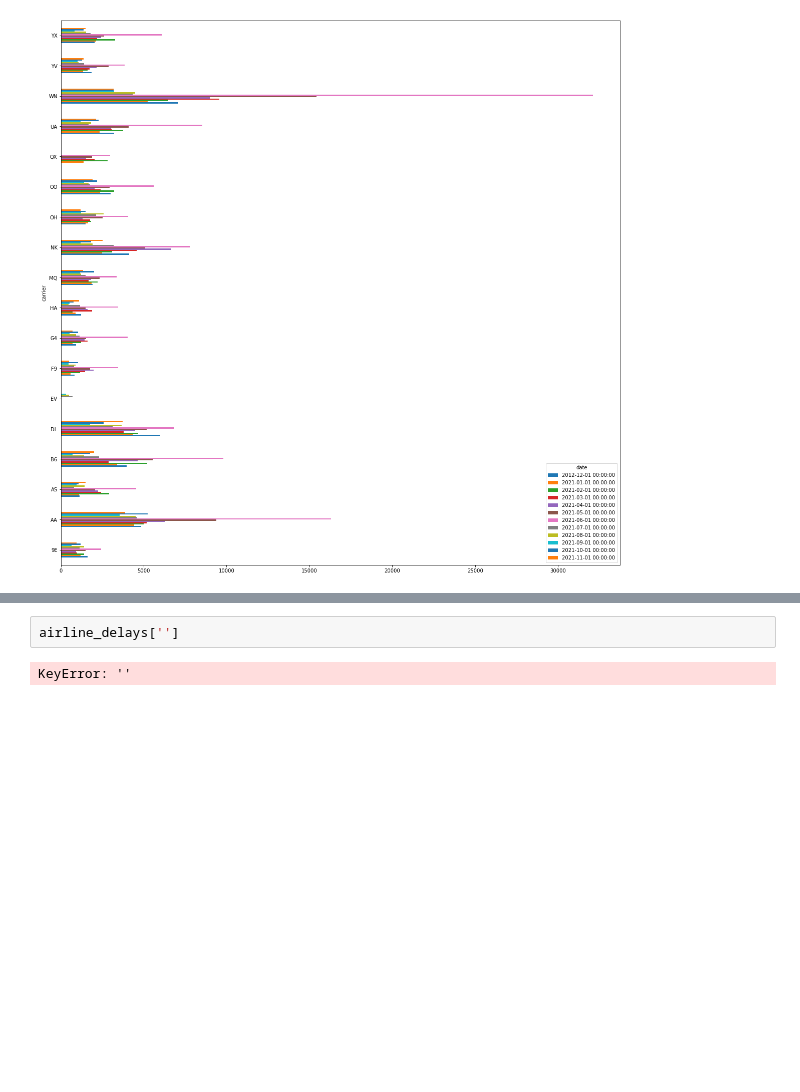
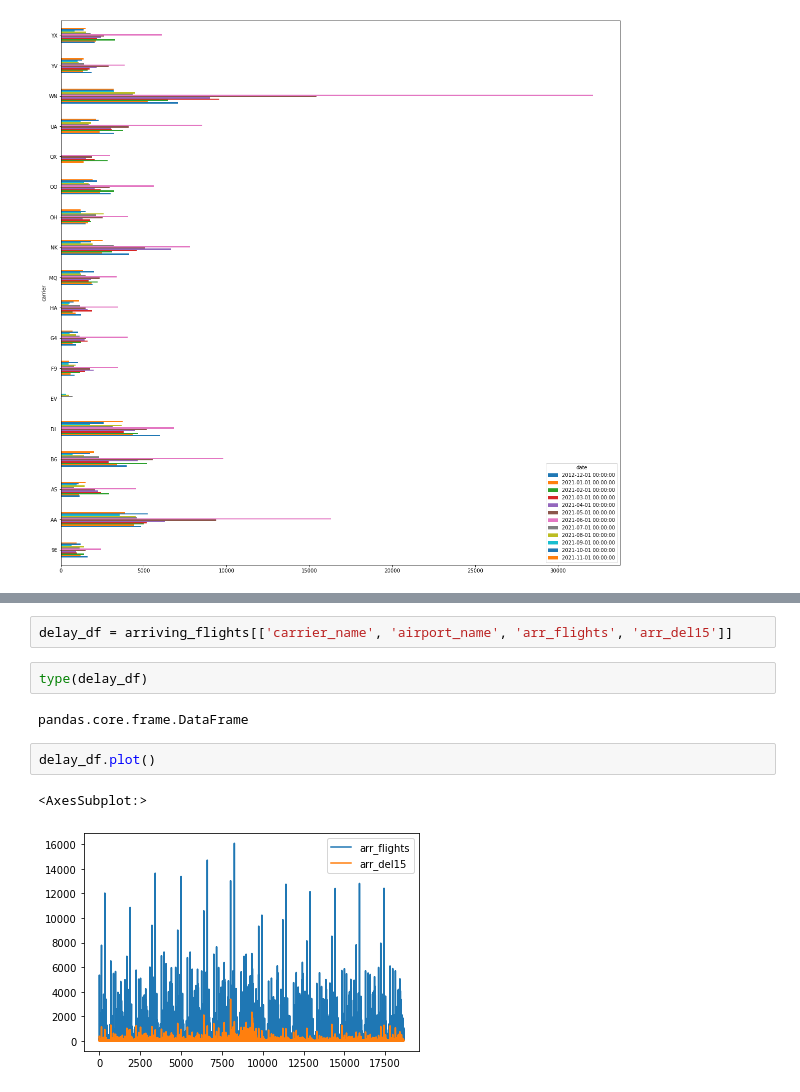
Before and after one commit to kmccoy123/Flight-Delays, a Jupyter notebook: eda.ipynb, the cells around one changed output, grey strips where cells are left out. Drawn from its saved outputs; the diff is of its cells as text; blank space fills up the shorter version.

```diff
--- a/eda.ipynb
+++ b/eda.ipynb
@@ -320,4 +323,11 @@ arriving_flights.head(20)
-# %%
-airline_delays['']
-# %% [output]
-KeyError: ''
+# %%
+delay_df = arriving_flights[['carrier_name', 'airport_name', 'arr_flights', 'arr_del15']]
+# %%
+type(delay_df)
+# %% [output]
+pandas.core.frame.DataFrame
+# %%
+delay_df.plot()
+# %% [output]
+<AxesSubplot:>
+[figure, added]
```
Also changed, not shown: parts of 12 cells of this notebook, 2 other files.
